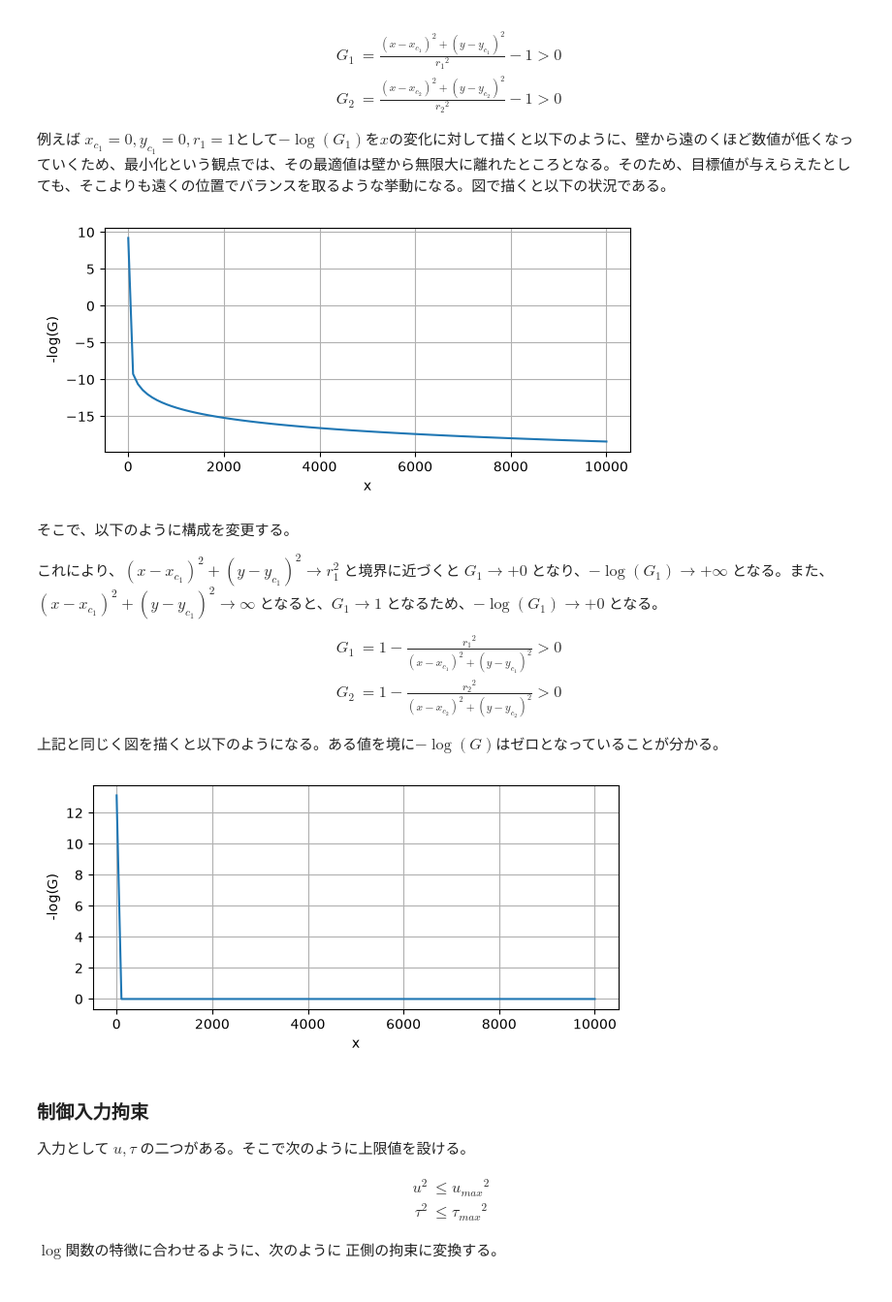
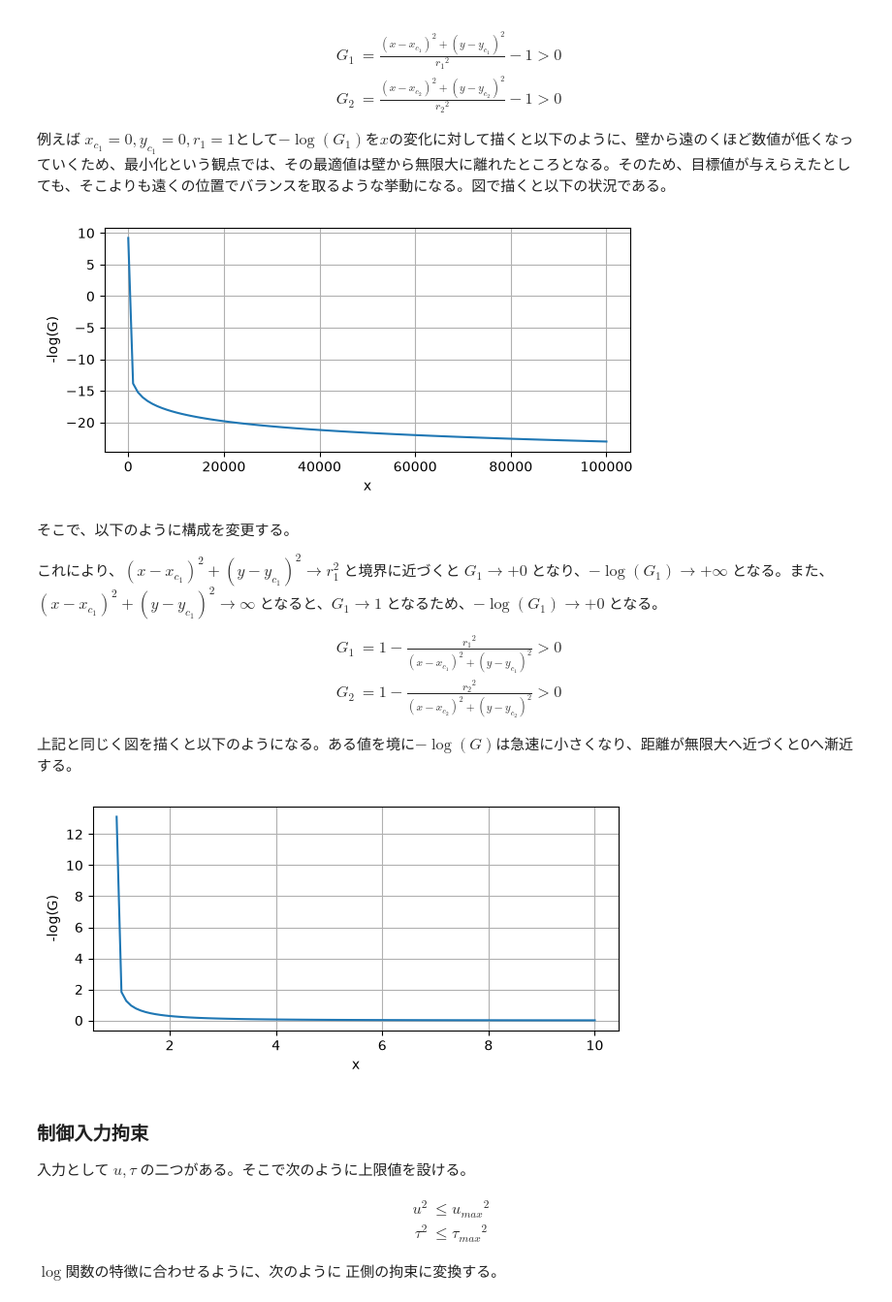
Before and after one commit to hideto008/learning_C-GMRES, a Jupyter notebook: Application/SimpleCar.ipynb, the cells around one changed output. Shown at 97% size. Cells and saved outputs as stored; diff of their text form; code cells hidden in the pictures.

```diff
--- a/Application/SimpleCar.ipynb
+++ b/Application/SimpleCar.ipynb
@@ -176,19 +176,19 @@ $$
 # %%
 import matplotlib.pyplot as plt
 import numpy as np
 
 r1 = 1
-x_window = np.linspace(r1+1e-6, 10000, 100)
+x_window = np.linspace(r1+1e-6, 1e5, 100)
 G = lambda x : x**2 / 1 - 1
 y = -np.log(np.clip(G(x_window), 0.0001, None))
 plt.figure(figsize=(7,3))
 plt.plot(x_window, y)
 plt.grid()
 plt.xlabel("x")
 plt.ylabel("-log(G)")
 plt.show()
 # %% [output]
-[figure, old version]
+[figure, new version]
 # %% [markdown]
 そこで、以下のように構成を変更する。
 
@@ -201,9 +201,9 @@ G_2 &= 1 - \frac{{r_2}^2}{(x - x_{c_2})^2 + (y - y_{c_2})^2} > 0
 \end{aligned}
 $$
 
-上記と同じく図を描くと以下のようになる。ある値を境に$-\log(G)$はゼロとなっていることが分かる。
+上記と同じく図を描くと以下のようになる。ある値を境に$-\log(G)$は急速に小さくなり、距離が無限大へ近づくと0へ漸近する。
 # %%
-x_window = np.linspace(r1+1e-6, 10000, 100)
+x_window = np.linspace(r1+1e-6, 10, 100)
 G = lambda x : 1 - 1/ x**2
 y = -np.log(G(x_window))
 plt.figure(figsize=(7,3))
@@ -213,7 +213,7 @@ plt.xlabel("x")
 plt.ylabel("-log(G)")
 plt.show()
 # %% [output]
-[figure, old version]
+[figure, new version]
 # %% [markdown]
 ### 制御入力拘束
 
```
Also changed, not shown: parts of 8 cells of this notebook, 1 other file.
